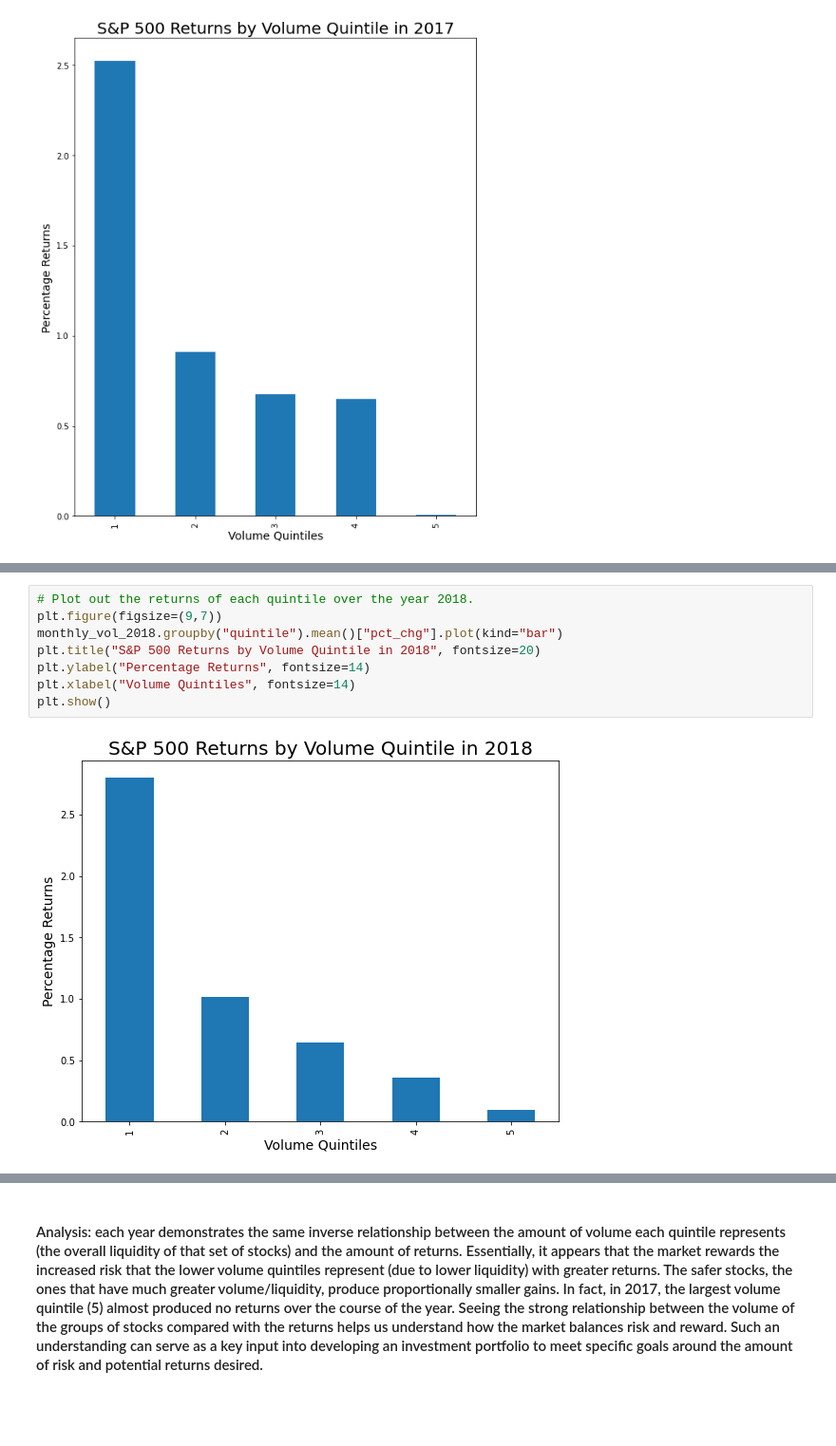
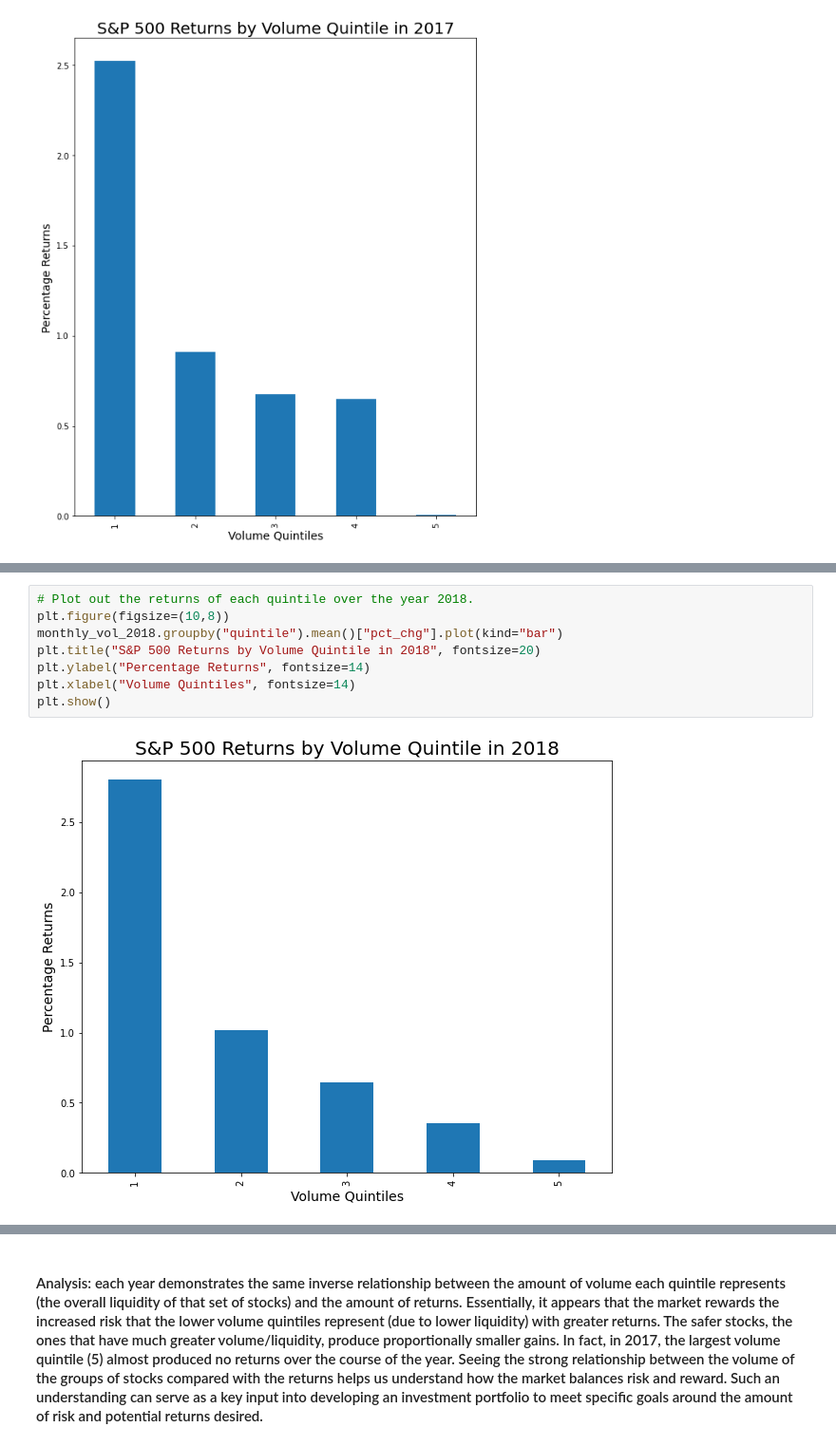
Before and after one commit to baruchfrost/legendary-invention, a Jupyter notebook: Team1_Data_Analysis_SPX500.ipynb, the cells around one changed output, grey strips where cells are left out. Shown: that part at 95% size. Saved outputs shown, nothing was run; the diff lists cells and outputs as text; blank space fills up the shorter version.

```diff
--- a/Team1_Data_Analysis_SPX500.ipynb
+++ b/Team1_Data_Analysis_SPX500.ipynb
@@ -164,12 +164,12 @@ plt.show()
 # %%
 # Plot out the returns of each quintile over the year 2018.
-plt.figure(figsize=(9,7))
+plt.figure(figsize=(10,8))
 monthly_vol_2018.groupby("quintile").mean()["pct_chg"].plot(kind="bar")
 plt.title("S&P 500 Returns by Volume Quintile in 2018", fontsize=20)
 plt.ylabel("Percentage Returns", fontsize=14)
 plt.xlabel("Volume Quintiles", fontsize=14)
 plt.show()
 # %% [output]
-[figure, old version]
+[figure, new version]
 # %%
 # Plot out the volumes of each quintile over the year 2018.
```
Also changed, not shown: parts of 6 cells of this notebook.
